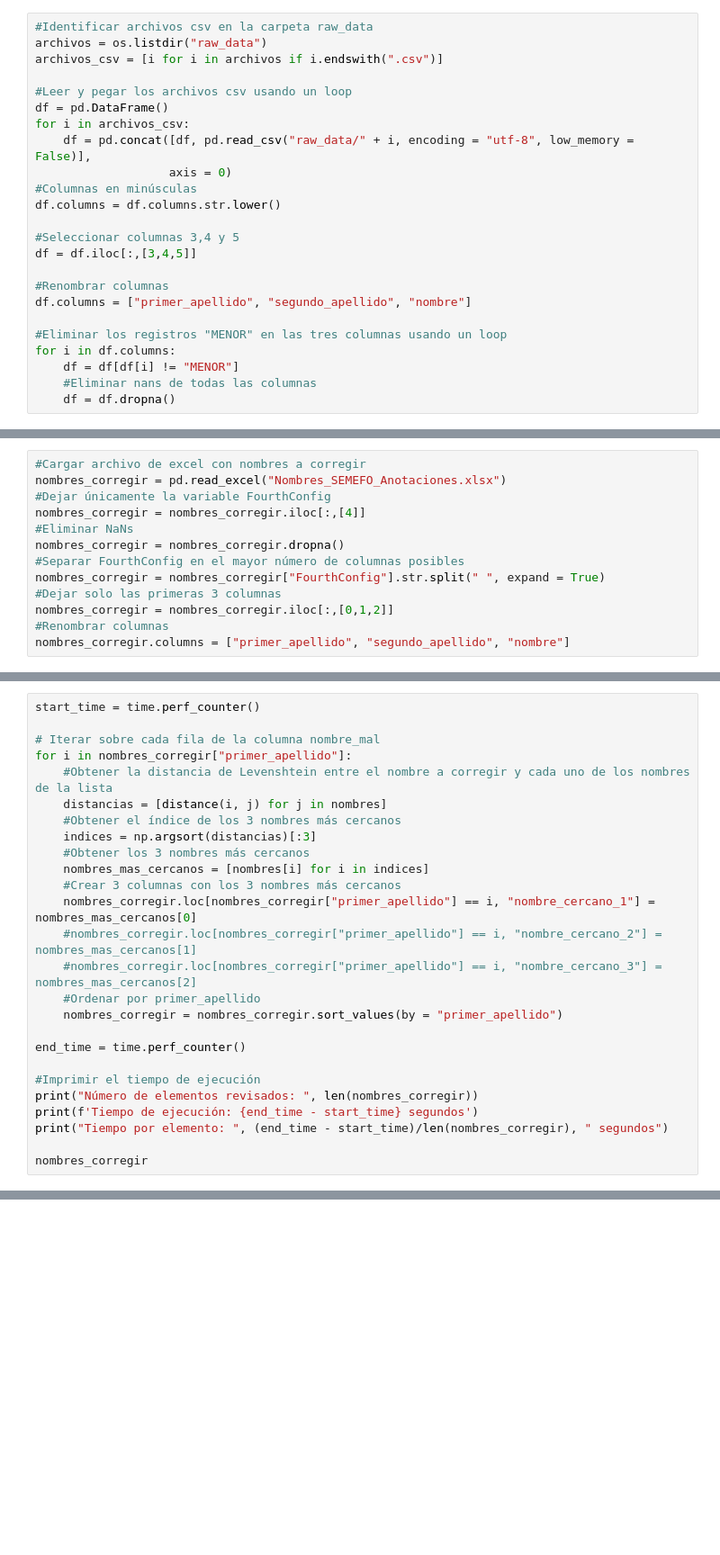
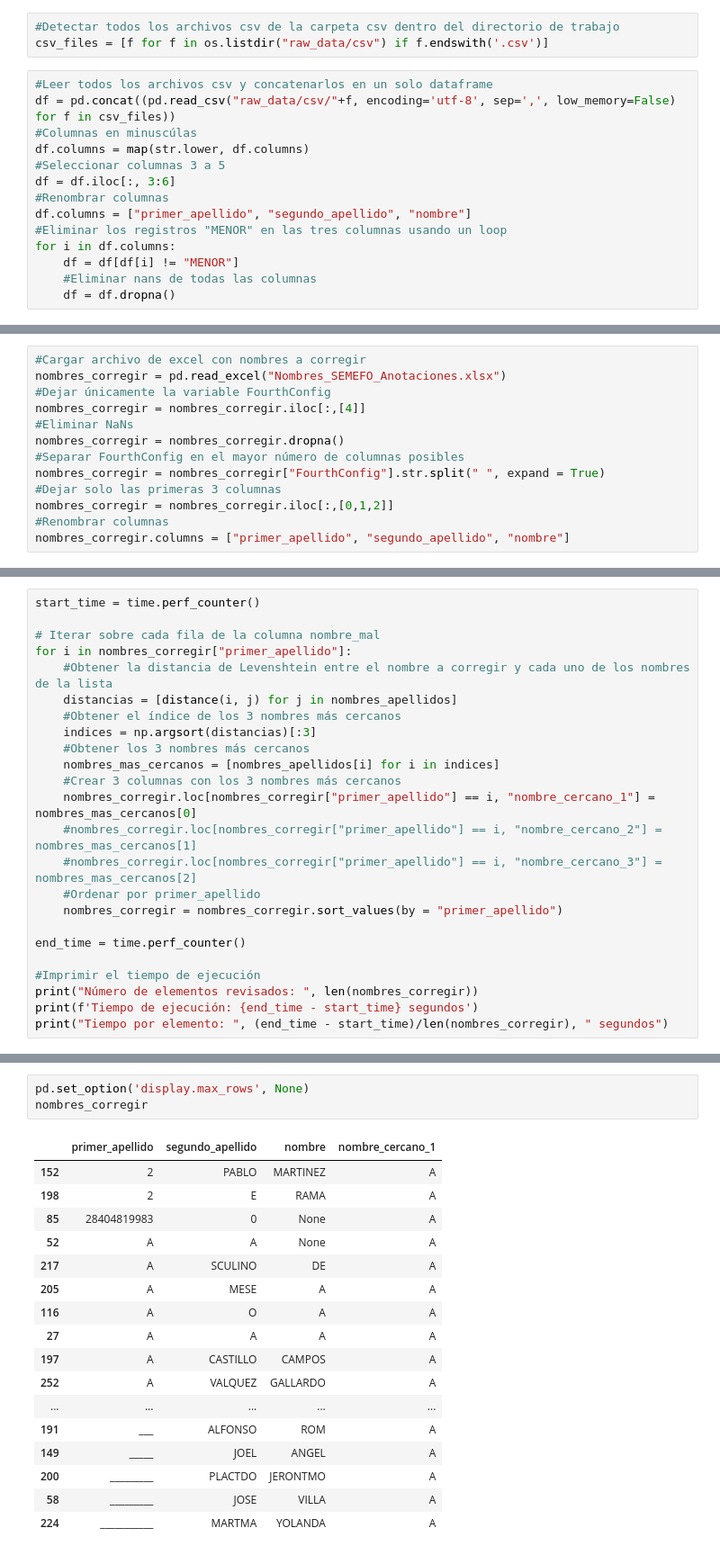
Before and after one commit to cnb-angelus/correcci-n_nombres, a Jupyter notebook: prueba_correccion.ipynb, the cells around one changed output, grey strips where cells are left out. Shown at 90% size. Drawn from its saved outputs; the diff is of its cells as text; blank space fills up the shorter version.

```diff
--- a/prueba_correccion.ipynb
+++ b/prueba_correccion.ipynb
@@ -13,22 +28,15 @@ os.chdir("D:/github/correcci-n_nombres")
+# %%
+#Detectar todos los archivos csv de la carpeta csv dentro del directorio de trabajo
+csv_files = [f for f in os.listdir("raw_data/csv") if f.endswith('.csv')]
 # %%
-#Identificar archivos csv en la carpeta raw_data
-archivos = os.listdir("raw_data")
-archivos_csv = [i for i in archivos if i.endswith(".csv")]
-
-#Leer y pegar los archivos csv usando un loop
-df = pd.DataFrame()
-for i in archivos_csv:
-    df = pd.concat([df, pd.read_csv("raw_data/" + i, encoding = "utf-8", low_memory = False)],
-                   axis = 0)
-#Columnas en minúsculas
-df.columns = df.columns.str.lower()
-
-#Seleccionar columnas 3,4 y 5
-df = df.iloc[:,[3,4,5]]
-
+#Leer todos los archivos csv y concatenarlos en un solo dataframe
+df = pd.concat((pd.read_csv("raw_data/csv/"+f, encoding='utf-8', sep=',', low_memory=False) for f in csv_files))
+#Columnas en minuscúlas
+df.columns = map(str.lower, df.columns)
+#Seleccionar columnas 3 a 5
+df = df.iloc[:, 3:6]
 #Renombrar columnas
 df.columns = ["primer_apellido", "segundo_apellido", "nombre"]
-
 #Eliminar los registros "MENOR" en las tres columnas usando un loop
 for i in df.columns:
     df = df[df[i] != "MENOR"]
@@ -114,11 +82,11 @@ start_time = time.perf_counter()
 # Iterar sobre cada fila de la columna nombre_mal
 for i in nombres_corregir["primer_apellido"]:
     #Obtener la distancia de Levenshtein entre el nombre a corregir y cada uno de los nombres de la lista
-    distancias = [distance(i, j) for j in nombres]
+    distancias = [distance(i, j) for j in nombres_apellidos]
     #Obtener el índice de los 3 nombres más cercanos
     indices = np.argsort(distancias)[:3]
     #Obtener los 3 nombres más cercanos
-    nombres_mas_cercanos = [nombres[i] for i in indices]
+    nombres_mas_cercanos = [nombres_apellidos[i] for i in indices]
     #Crear 3 columnas con los 3 nombres más cercanos
     nombres_corregir.loc[nombres_corregir["primer_apellido"] == i, "nombre_cercano_1"] = nombres_mas_cercanos[0]
     #nombres_corregir.loc[nombres_corregir["primer_apellido"] == i, "nombre_cercano_2"] = nombres_mas_cercanos[1]
@@ -132,7 +100,5 @@ end_time = time.perf_counter()
 print("Número de elementos revisados: ", len(nombres_corregir))
 print(f'Tiempo de ejecución: {end_time - start_time} segundos')
 print("Tiempo por elemento: ", (end_time - start_time)/len(nombres_corregir), " segundos")
-
-nombres_corregir
 # %% [output]
 Número de elementos revisados:  257
@@ -153,0 +107,21 @@ Tiempo por elemento:  0.19803679221789483  segundos
+# %%
+pd.set_option('display.max_rows', None)
+nombres_corregir
+# %% [output]
+|  | primer_apellido | segundo_apellido | nombre | nombre_cercano_1 |
+| 152 | 2 | PABLO | MARTINEZ | A |
+| 198 | 2 | E | RAMA | A |
+| 85 | 28404819983 | 0 | None | A |
+| 52 | A | A | None | A |
+| 217 | A | SCULINO | DE | A |
+| 205 | A | MESE | A | A |
+| 116 | A | O | A | A |
+| 27 | A | A | A | A |
+| 197 | A | CASTILLO | CAMPOS | A |
+| 252 | A | VALQUEZ | GALLARDO | A |
+| ... | ... | ... | ... | ... |
+| 191 | ___ | ALFONSO | ROM | A |
+| 149 | _____ | JOEL | ANGEL | A |
+| 200 | _________ | PLACTDO | JERONTMO | A |
+| 58 | _________ | JOSE | VILLA | A |
+| 224 | ___________ | MARTMA | YOLANDA | A |
```
Also changed, not shown: parts of 11 cells of this notebook, 16 other files.
